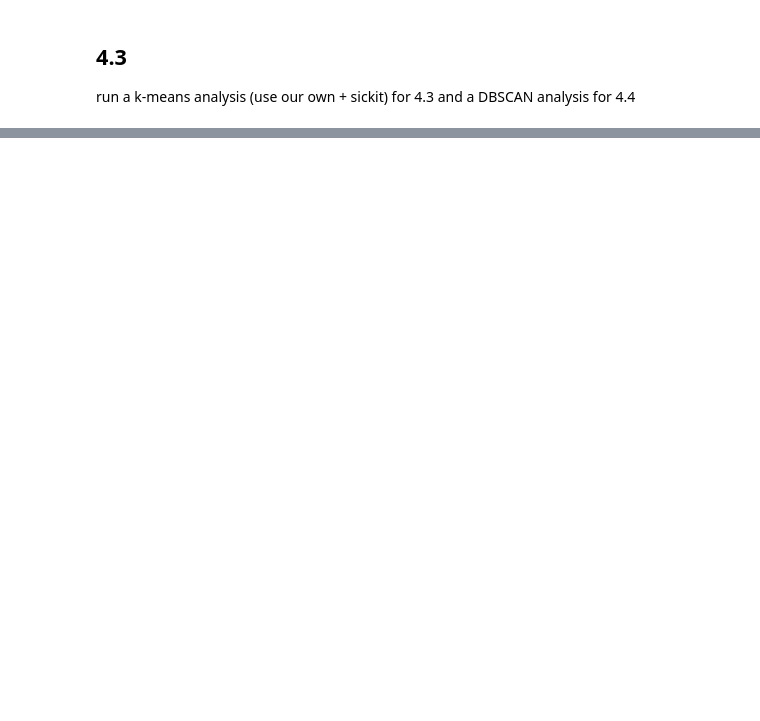
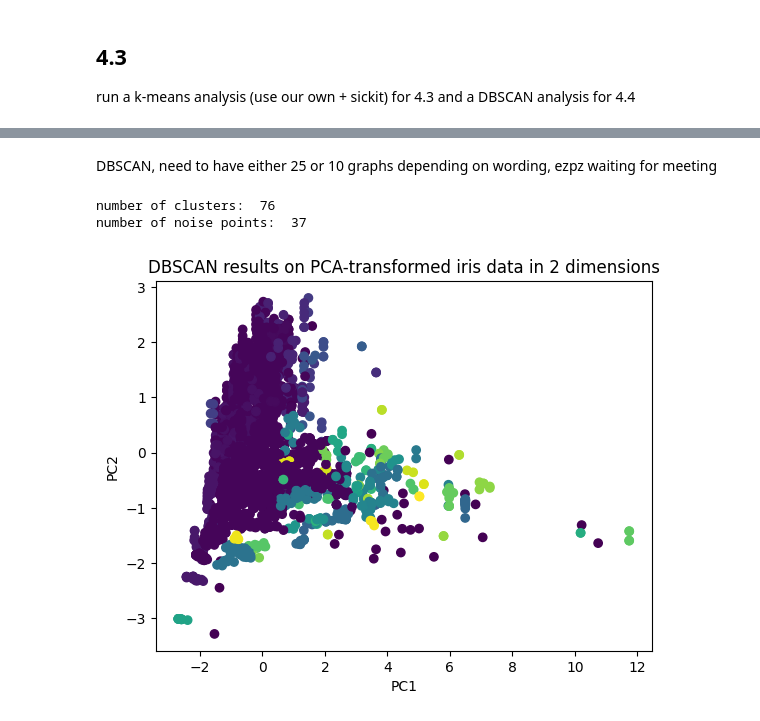
Before and after one commit to CodeAX2/csci-550-project1, a Jupyter notebook: Project1.ipynb, the cells around one changed output, grey strips where cells are left out. Drawn from its saved outputs; the diff is of its cells as text; code cells hidden in the pictures; blank space fills up the shorter version.

```diff
--- a/Project1.ipynb
+++ b/Project1.ipynb
@@ -350,0 +442,17 @@ run a k-means analysis (use our own + sickit) for 4.3 and a DBSCAN analysis for
+# %% [markdown]
+DBSCAN, need to have either 25 or 10 graphs depending on wording, ezpz waiting for meeting
+# %%
+dbs = DBSCAN(eps=0.5, min_samples = 2)
+dbs.fit(scores)
+plt.scatter(scores[:,0], scores[:,1], c=dbs.labels_)
+plt.title('DBSCAN results on PCA-transformed iris data in 2 dimensions')
+plt.xlabel('PC1')
+plt.ylabel('PC2')
+n_clusters = len(set(dbs.labels_)) - (1 if -1 in dbs.labels_ else 0)
+print('number of clusters: ', n_clusters)
+n_noise_points = sum(dbs.labels_ == -1)
+print('number of noise points: ',n_noise_points)
+# %% [output]
+number of clusters:  76
+number of noise points:  37
+[figure, added]
```
Also changed, not shown: parts of 20 cells of this notebook.
